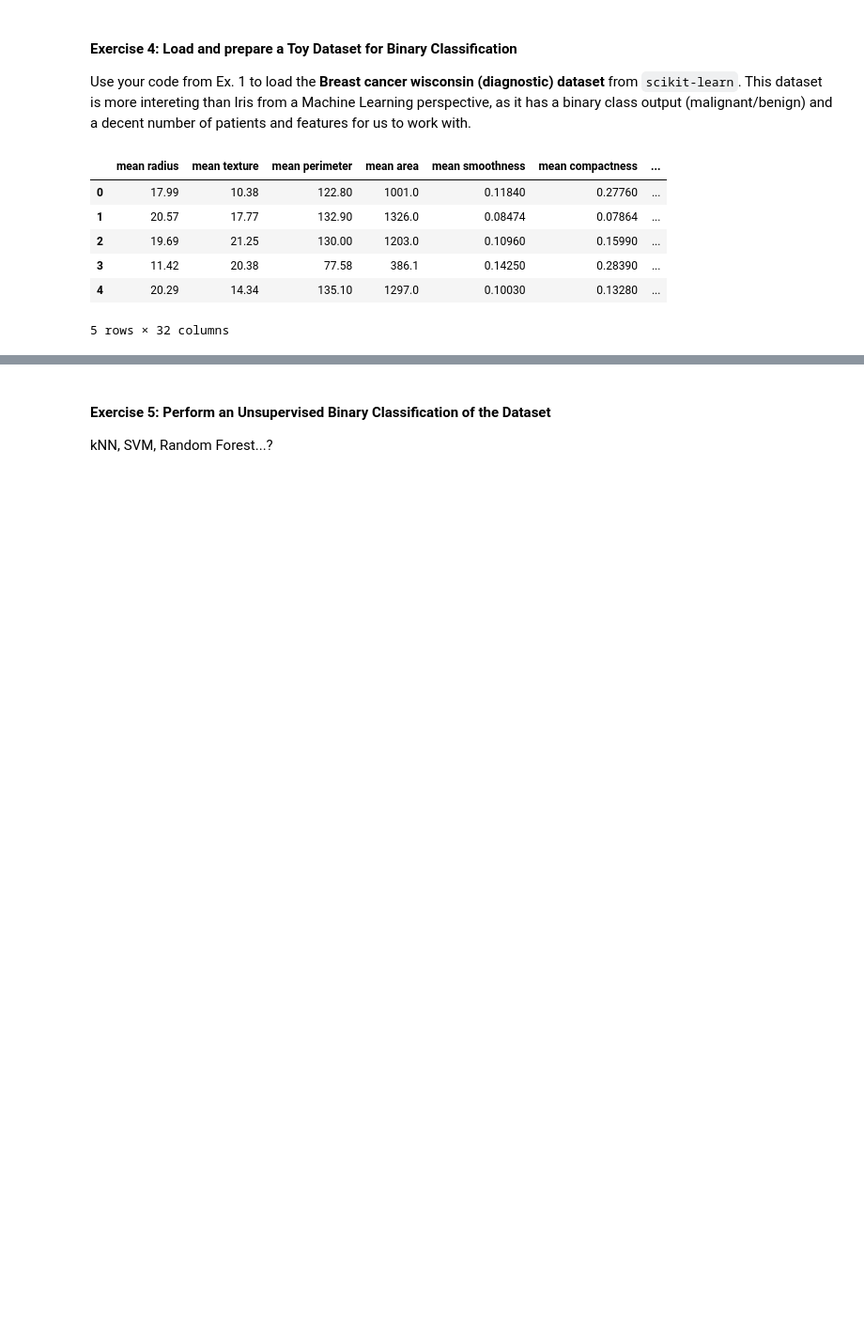
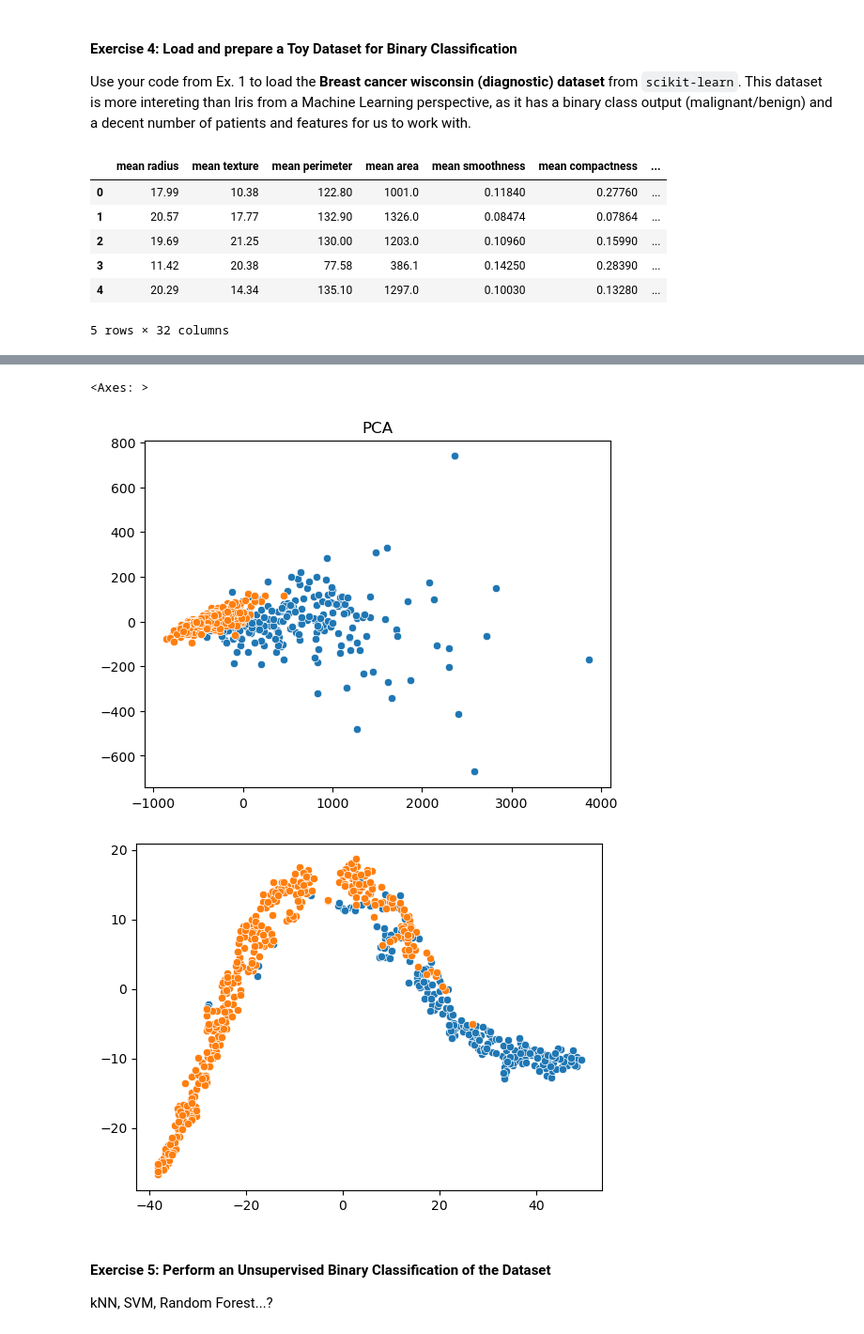
Before and after one commit to TheDeanLab/Intro-to-Python, a Jupyter notebook: activities/activity_python-scientific-computing.ipynb, the cells around one changed output, grey strips where cells are left out. Shown at 94% size. Cells and saved outputs as stored; diff of their text form; code cells hidden in the pictures; blank space fills up the shorter version.

```diff
--- a/activities/activity_python-scientific-computing.ipynb
+++ b/activities/activity_python-scientific-computing.ipynb
@@ -81,15 +82,16 @@ Use your code from Ex. 1 to load the <b>Breast cancer wisconsin (diagnostic) dat
 from sklearn.datasets import load_breast_cancer
 
 # load the data
-ds = load_breast_cancer()
+breast_cancer = load_breast_cancer()
 
-data = ds['data']
+X = breast_cancer.data
+y = breast_cancer.target
 # one-hot encode
-targets = pd.get_dummies(ds['target'])
+y = pd.get_dummies(y)
 
 df = pd.DataFrame(
-    data = np.hstack((data, targets)),
-    columns=np.hstack((ds['feature_names'], ds['target_names'])),
+    data = np.hstack((X, y)),
+    columns=np.hstack((breast_cancer['feature_names'], breast_cancer['target_names'])),
 )
 
 df.head()
@@ -108,3 +116,29 @@ PCA, UMap, etc...
+# %%
+import matplotlib.pyplot as plt
+# Try PCA
+from sklearn.decomposition import PCA
+pca = PCA(n_components=2)
+pca.fit(X)
+x = pca.transform(X)
+
+sns.scatterplot(x=x[y.values[:,0],0], y=x[y.values[:,0],1], markers='.')
+sns.scatterplot(x=x[y.values[:,1],0], y=x[y.values[:,1],1], markers='.')
+plt.title("PCA")
+
+plt.figure()
+
+# Try tSNE
+from sklearn.manifold import TSNE
+model = TSNE(n_components=2, perplexity=30.0, random_state=0)
+x = model.fit_transform(X)
+
+sns.scatterplot(x=x[y.values[:,0],0], y=x[y.values[:,0],1], markers='.')
+sns.scatterplot(x=x[y.values[:,1],0], y=x[y.values[:,1],1], markers='.')
+plt.title("tSNE")
+# %% [output]
+<Axes: >
+[figure, added]
+[figure, added]
 # %% [markdown]
 #### Exercise 5: Perform an Unsupervised Binary Classification of the Dataset
 
```
Also changed, not shown: parts of 6 cells of this notebook.
